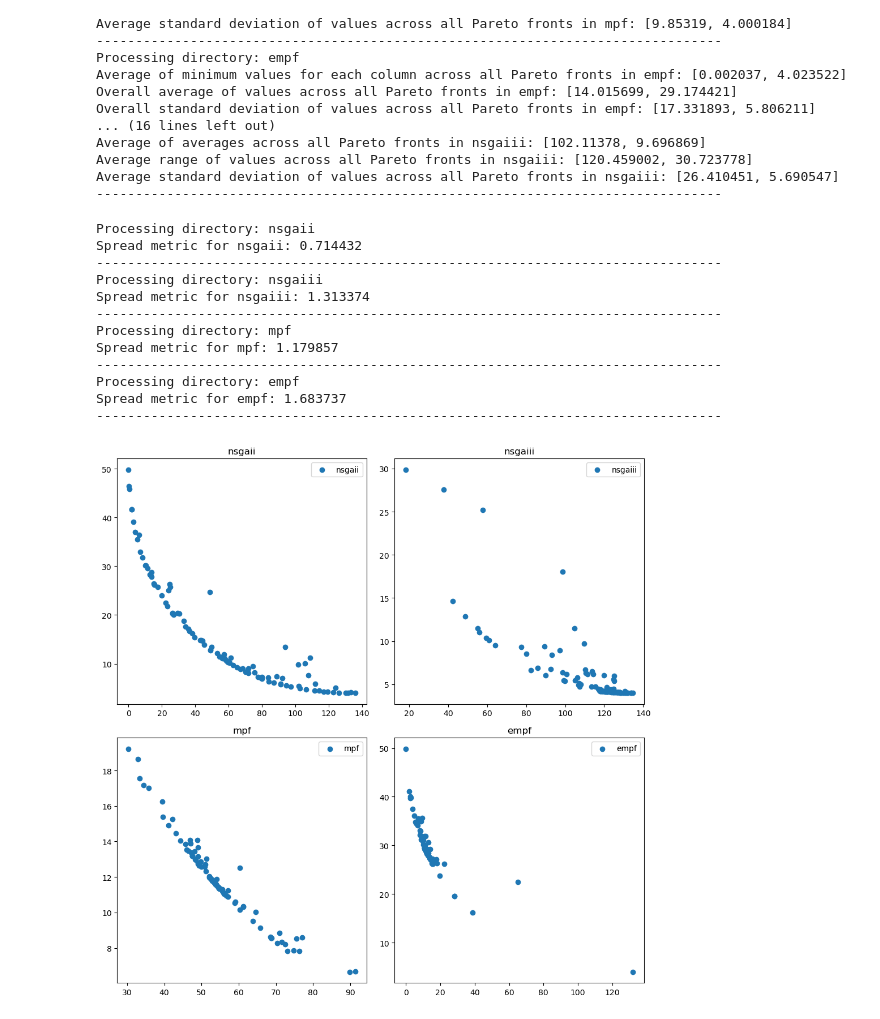
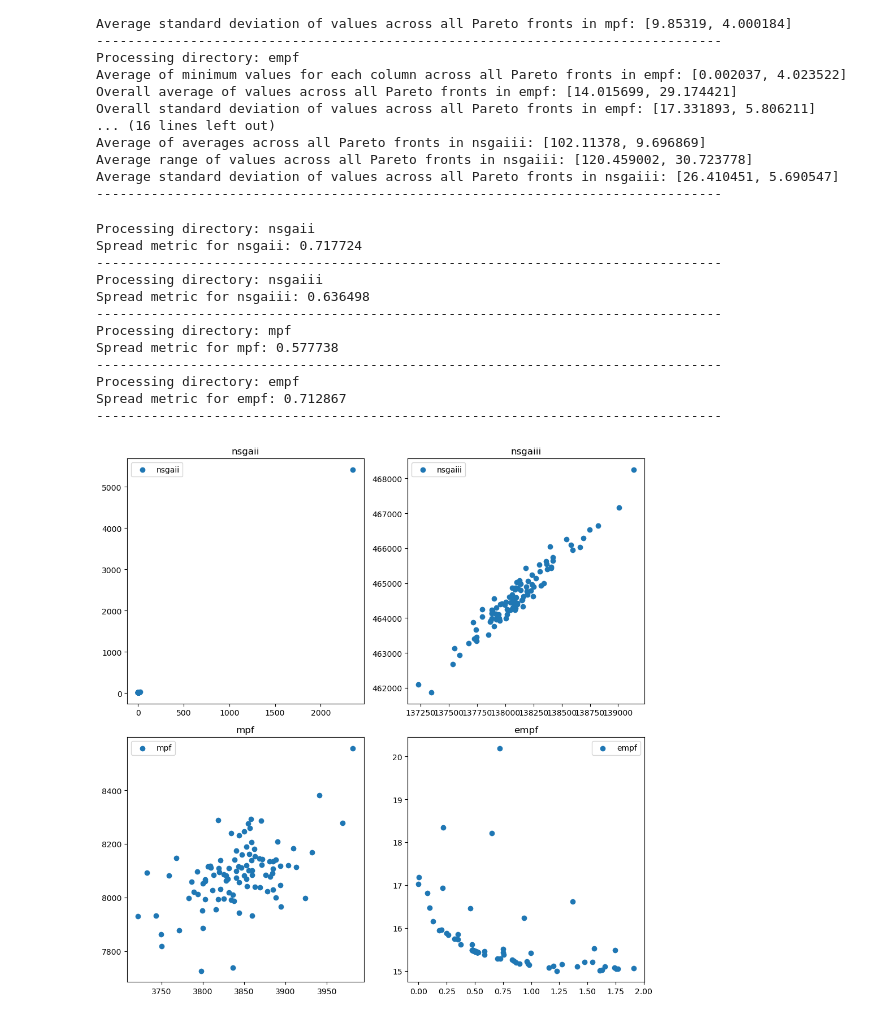
Before and after one commit to kesireddyadarsh/mdpiAlgorithm, a Jupyter notebook: python_code_analysis/mdpiPublication.ipynb, the cells around one changed output. Saved outputs shown, nothing was run; the diff lists cells and outputs as text; code cells hidden in the pictures.

```diff
--- a/python_code_analysis/mdpiPublication.ipynb
+++ b/python_code_analysis/mdpiPublication.ipynb
@@ -195,6 +195,10 @@ Overall standard deviation of values across all Pareto fronts in empf: [17.33189
 Average of averages across all Pareto fronts in empf: [14.013138, 29.172426]
 --------------------------------------------------------------------------------
 # %%
+"""
+This code is for two dimensional objective. The only difference is the print statement for three dimensional objective
+"""
+
 import numpy as np
 import os
 
@@ -211,7 +215,7 @@ def find_pareto_front(points):
             pareto_front.append(point)
     return np.array(pareto_front)
 
-base_path = "/Users/adarshkesireddy/Downloads/Data/Case_15"
+base_path = "/Users/adarshkesireddy/Downloads/NewData/Case_21"
 directories = ["nsgaii", "nsgaiii", "mpf", "empf"]
 directory_names = ["NSGA-II", "NSGA-III", "M-PF", "eMPF"]
 results = []
@@ -221,7 +225,7 @@ for directory, name in zip(directories, directory_names):
     all_pareto_points = []
     pareto_averages = []
 
-    for i in range(31):
+    for i in range(30):
         folder_path = os.path.join(base_path, str(i), directory, "rewards_999.txt")
         if os.path.isfile(folder_path):
             data = np.loadtxt(folder_path)
@@ -249,7 +253,7 @@ for directory, name in zip(directories, directory_names):
         print("No data found for directory:", directory)
 
 # Print the results in the requested format
-print("Schaffer function N2", end="")
+print("VR-UC Test 2", end="")
 for result in results:
     name, average_min, overall_average, overall_std = result
     print(f"& {name} & {average_min[0]:.6f} & {average_min[1]:.6f} & {overall_average[0]:.6f} & {overall_average[1]:.6f} & {overall_std[0]:.6f} & {overall_std[1]:.6f} \\\\")
@@ -372,14 +445,16 @@ def calculate_spread(pareto_front):
     spread = (d_f + d_l + np.sum(np.abs(distances - d_bar))) / (d_f + d_l + (len(pareto_front) - 1) * d_bar)
     return spread
 
-base_path = "/Users/adarshkesireddy/Downloads/Data/Case_15"
+
+
+base_path = "/Users/adarshkesireddy/Downloads/NewData/Case_21"
 directories = [ "nsgaii", "nsgaiii", "mpf", "empf"]
 
 for directory in directories:
     print(f"Processing directory: {directory}")
     all_pareto_points = []
 
-    for i in range(31):
+    for i in range(30):
         folder_path = os.path.join(base_path, str(i), directory, "rewards_999.txt")
         if os.path.isfile(folder_path):
             data = np.loadtxt(folder_path)
@@ -397,41 +472,41 @@ for directory in directories:
     print("-" * 80)
 # %% [output]
 Processing directory: nsgaii
-Spread metric for nsgaii: 0.714432
+Spread metric for nsgaii: 0.717724
 --------------------------------------------------------------------------------
 Processing directory: nsgaiii
-Spread metric for nsgaiii: 1.313374
+Spread metric for nsgaiii: 0.636498
 --------------------------------------------------------------------------------
 Processing directory: mpf
-Spread metric for mpf: 1.179857
+Spread metric for mpf: 0.577738
 --------------------------------------------------------------------------------
 Processing directory: empf
-Spread metric for empf: 1.683737
+Spread metric for empf: 0.712867
 --------------------------------------------------------------------------------
 # %%
 import os
 import numpy as np
 import matplotlib.pyplot as plt
 
-base_path = "/Users/adarshkesireddy/Downloads/Data/Case_15"
 directories = ["nsgaii", "nsgaiii", "mpf", "empf"]
-base_path = "/Users/adarshkesireddy/Downloads/Data/Case_0/0"
+base_path = "/Users/adarshkesireddy/Downloads/Data/Case_16/0"
 fig, axs = plt.subplots(2, 2, figsize=(10, 10))
 axs = axs.flatten()
 for index, directory in enumerate(directories):
     folder_path = os.path.join(base_path, directory, "rewards_999.txt")
     list1_file1 = []
     list2_file1 = []
     with open(folder_path, "r") as file:
         for line in file:
             values = line.split()
             list1_file1.append(float(values[0]))
             list2_file1.append(float(values[1]))
         axs[index].scatter(list1_file1, list2_file1, label=directory)
         axs[index].set_title(directory)
         axs[index].legend()
 
 plt.tight_layout()
+plt.savefig("/Users/adarshkesireddy/Downloads/Data/Case_16/plot_grid.jpg", dpi=300)
 plt.show()
 # %% [output]
-[figure, old version]
+[figure, new version]
```
Also changed, not shown: parts of 11 cells of this notebook.
